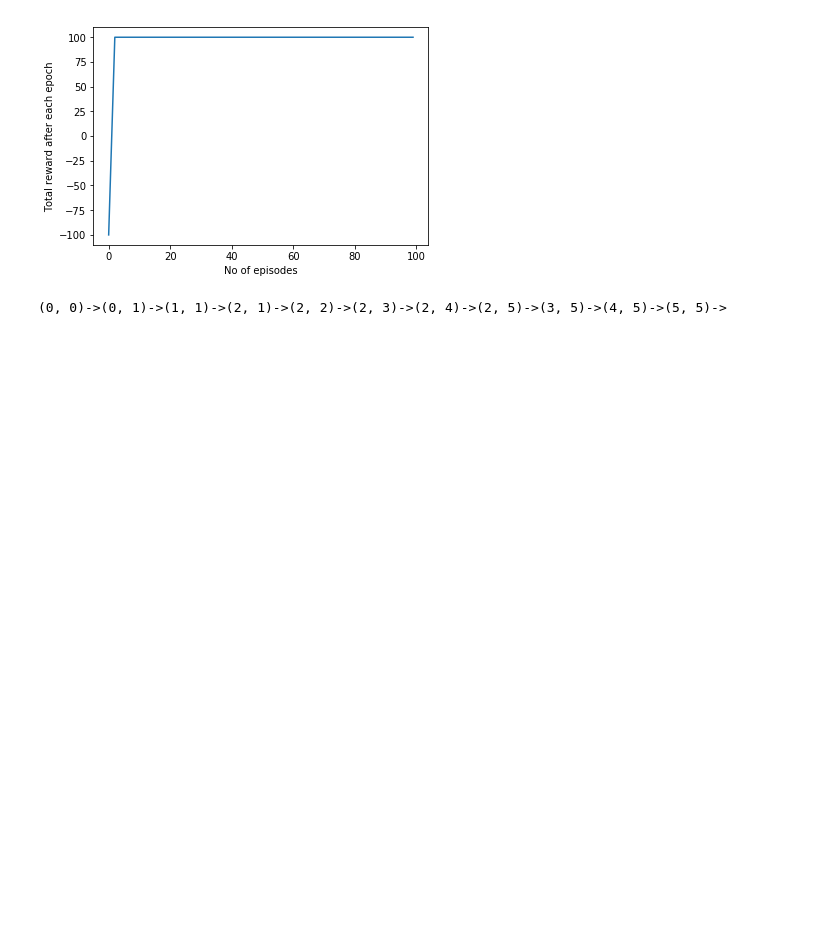
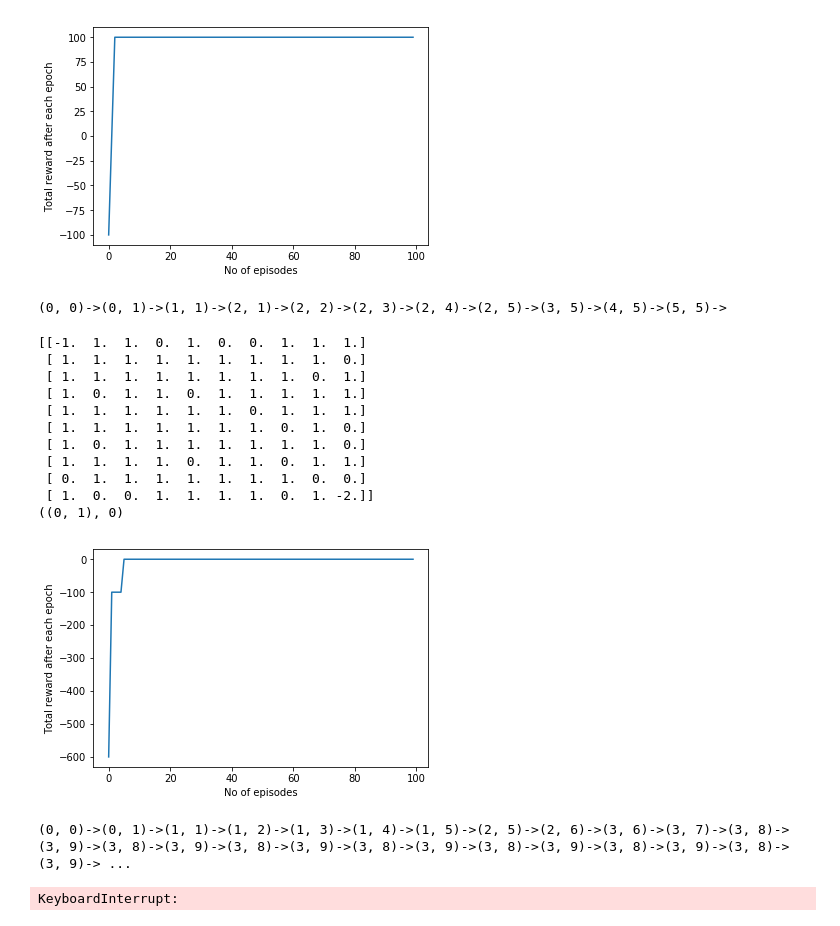
Before and after one commit to bhavykhatri/CCS, a Jupyter notebook: assignment-1/Practice.ipynb, the cells around one changed output. Drawn from its saved outputs; the diff is of its cells as text; code cells hidden in the pictures; blank space fills up the shorter version.

```diff
--- a/assignment-1/Practice.ipynb
+++ b/assignment-1/Practice.ipynb
@@ -112,3 +112,25 @@ x.print_optimal_path()
 ((0, 1), 0)
 [figure]
 (0, 0)->(0, 1)->(1, 1)->(2, 1)->(2, 2)->(2, 3)->(2, 4)->(2, 5)->(3, 5)->(4, 5)->(5, 5)->
+# %%
+x =Qlearning(10, 20, 0.8, 0.8)
+print(x.randomly_initialize_matrix(42))
+print(x.chooseAction((0, 0)))
+x.Qalgorithm()
+x.plotrewards('1.jpg')
+x.print_optimal_path()
+# %% [output]
+[[-1.  1.  1.  0.  1.  0.  0.  1.  1.  1.]
+ [ 1.  1.  1.  1.  1.  1.  1.  1.  1.  0.]
+ [ 1.  1.  1.  1.  1.  1.  1.  1.  0.  1.]
+ [ 1.  0.  1.  1.  0.  1.  1.  1.  1.  1.]
+ [ 1.  1.  1.  1.  1.  1.  0.  1.  1.  1.]
+ [ 1.  1.  1.  1.  1.  1.  1.  0.  1.  0.]
+ [ 1.  0.  1.  1.  1.  1.  1.  1.  1.  0.]
+ [ 1.  1.  1.  1.  0.  1.  1.  0.  1.  1.]
+ [ 0.  1.  1.  1.  1.  1.  1.  1.  0.  0.]
+ [ 1.  0.  0.  1.  1.  1.  1.  0.  1. -2.]]
+((0, 1), 0)
+[figure, added]
+(0, 0)->(0, 1)->(1, 1)->(1, 2)->(1, 3)->(1, 4)->(1, 5)->(2, 5)->(2, 6)->(3, 6)->(3, 7)->(3, 8)->(3, 9)->(3, 8)->(3, 9)->(3, 8)->(3, 9)->(3, 8)->(3, 9)->(3, 8)->(3, 9)->(3, 8)->(3, 9)->(3, 8)->(3, 9)-> ...
+KeyboardInterrupt:
```
Also changed, not shown: 2 other files.
